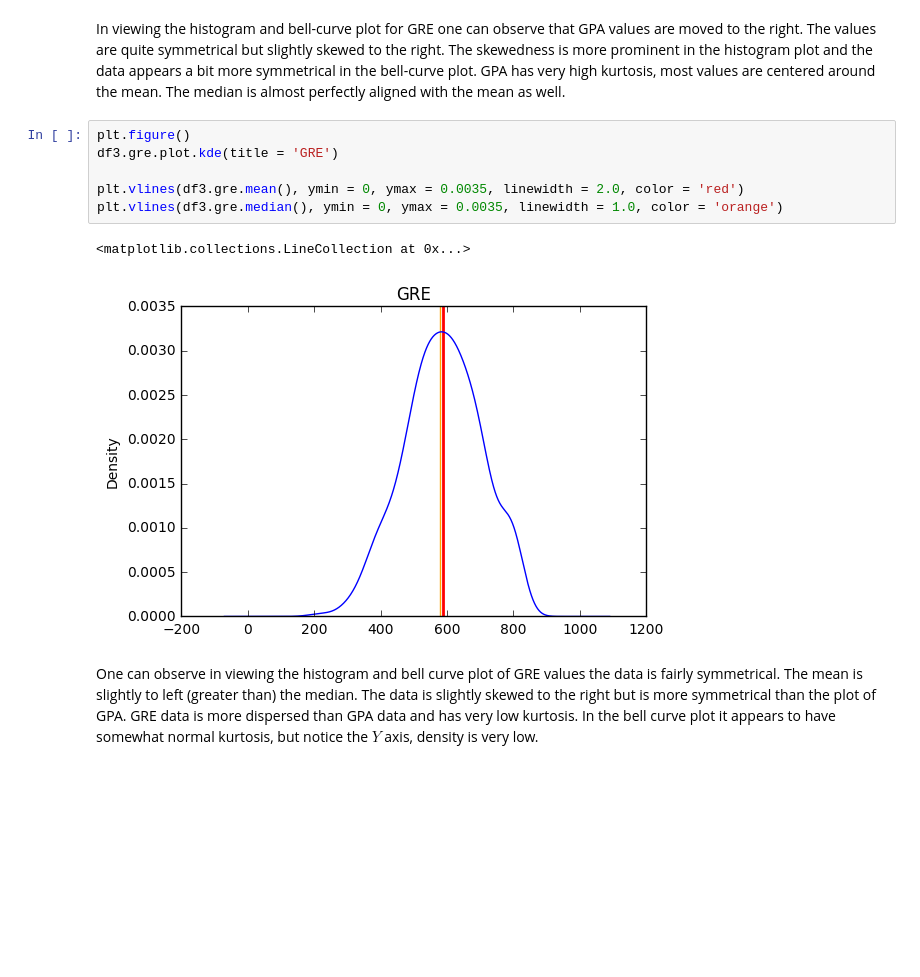
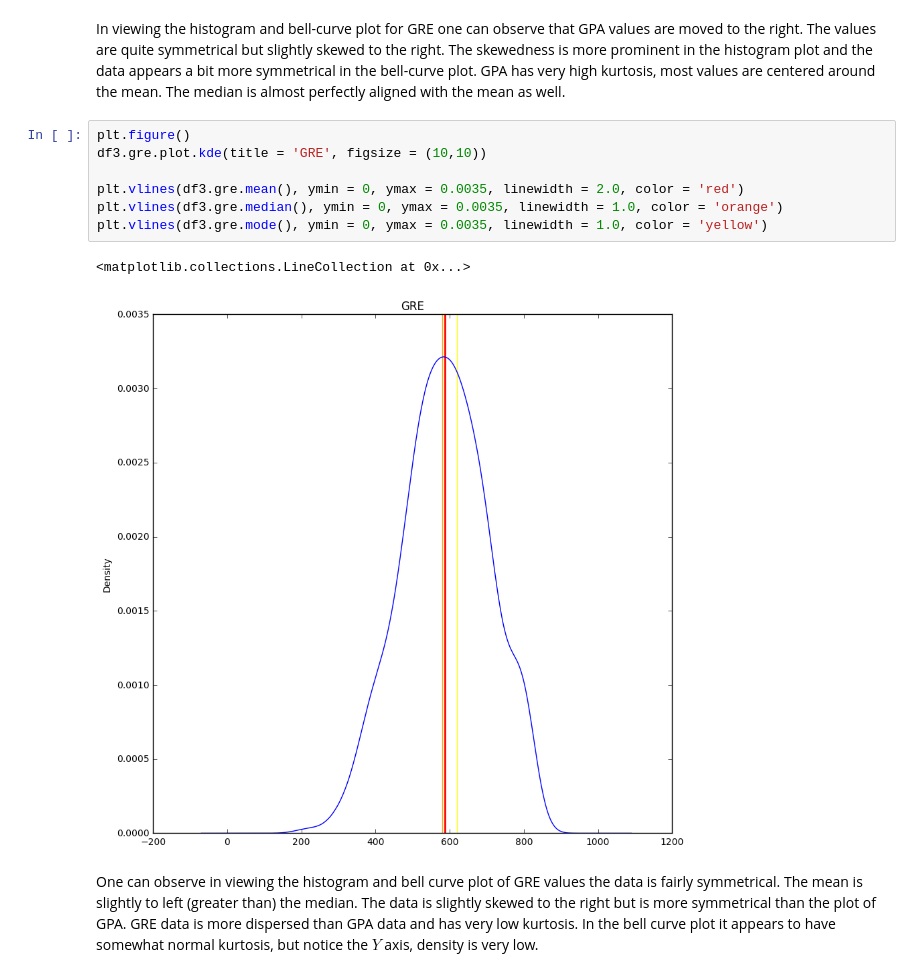
Before and after one commit to akell47/DataSciCourse, a Jupyter notebook: projects/unit-projects/project-1/starter-code/project1-starter.ipynb, the cells around one changed output. Drawn from its saved outputs; the diff is of its cells as text; blank space fills up the shorter version.

```diff
--- a/projects/unit-projects/project-1/starter-code/project1-starter.ipynb
+++ b/projects/unit-projects/project-1/starter-code/project1-starter.ipynb
@@ -274,12 +340,13 @@ plt.vlines(df3.gpa.median(), ymin = 0, ymax = 1, linewidth = 1.0, color = 'orang
 In viewing the histogram and bell-curve plot for GRE one can observe that GPA values are moved to the right. The values are quite symmetrical but slightly skewed to the right. The skewedness is more prominent in the histogram plot and the data appears a bit more symmetrical in the bell-curve plot. GPA has very high kurtosis, most values are centered around the mean. The median is almost perfectly aligned with the mean as well.
 # %%
 plt.figure()
-df3.gre.plot.kde(title = 'GRE')
+df3.gre.plot.kde(title = 'GRE', figsize = (10,10))
 
 plt.vlines(df3.gre.mean(), ymin = 0, ymax = 0.0035, linewidth = 2.0, color = 'red')
 plt.vlines(df3.gre.median(), ymin = 0, ymax = 0.0035, linewidth = 1.0, color = 'orange')
+plt.vlines(df3.gre.mode(), ymin = 0, ymax = 0.0035, linewidth = 1.0, color = 'yellow')
 # %% [output]
 <matplotlib.collections.LineCollection at 0x...>
-[figure, old version]
+[figure, new version]
 # %% [markdown]
 One can observe in viewing the histogram and bell curve plot of GRE values the data is fairly symmetrical. The mean is slightly to left (greater than) the median.  The data is slightly skewed to the right but is more symmetrical than the plot of GPA.  GRE data is more dispersed than GPA data and has very low kurtosis.  In the bell curve plot it appears to have somewhat normal kurtosis, but notice the $Y$ axis, density is very low.
```
Also changed, not shown: parts of 23 cells of this notebook.
